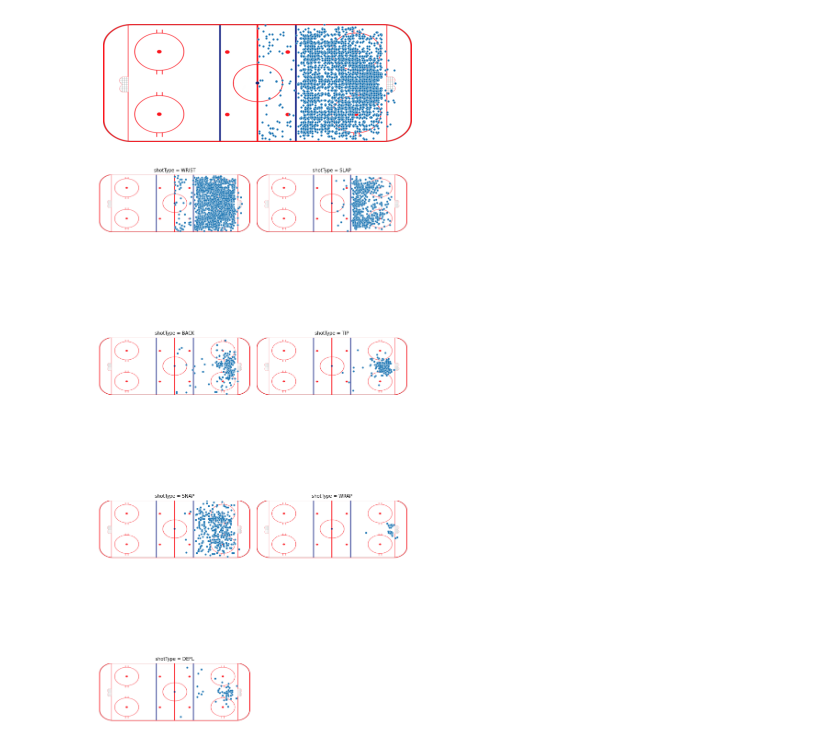
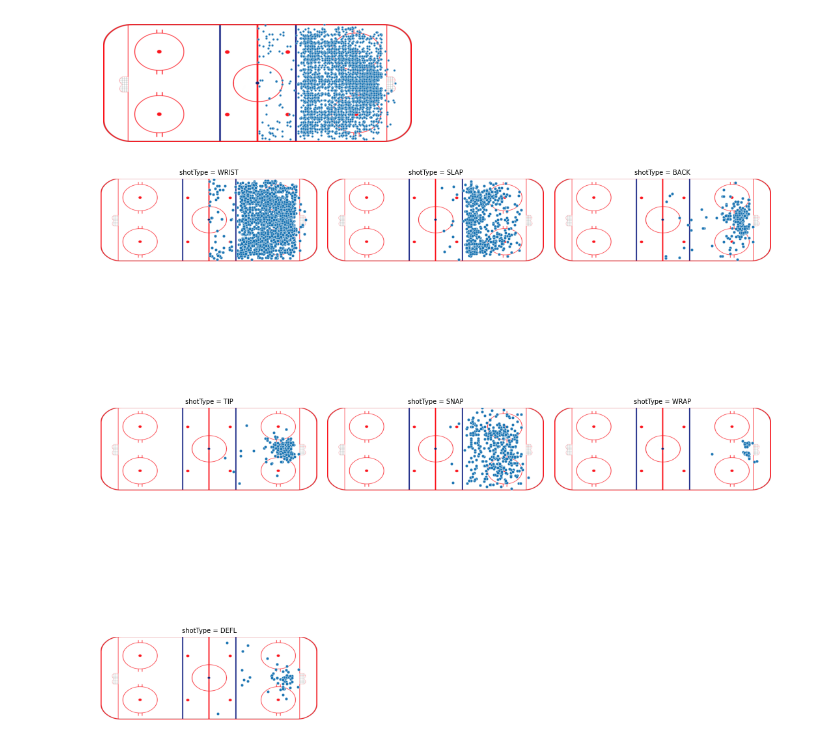
Before and after one commit to BeeryeIRE/UCDPA_brianconnolly, a Jupyter notebook: UCDPA Project pt 2 - Shots.ipynb, the cells around one changed output. Saved outputs shown, nothing was run; the diff lists cells and outputs as text; code cells hidden in the pictures.

```diff
--- a/UCDPA Project pt 2 - Shots.ipynb
+++ b/UCDPA Project pt 2 - Shots.ipynb
@@ -73,4 +81,4 @@ dtype: int64
 # dropping the rows where the shotType is missing. since the number of missing values is tiny in the context of the dataset, I will not attempt to fill them.
 # however, if I were to do so, a bfill method might be appropriate - shot_info.fillna(method='bfill', axis=0).fillna(0)
 
-shot_info_rename.dropna()
+shot_info_rename.dropna(inplace=True)
@@ -123,10 +116,20 @@ for ax in shot_chart_reduced.fig.axes:
 # %% [output]
 [figure]
 # %%
-slap_shot_chart = sns.relplot(data=shot_info_reduced,col = 'shotType',col_wrap=2, x='xCord', y='yCord', kind='scatter', s=20)
-slap_shot_chart.set(yticks=[], xticks=[], xlabel=None, ylabel=None)
-slap_shot_chart.despine(left=True, bottom=True)
-for ax in slap_shot_chart.fig.axes:
+# We can see how each shot types are concentrated by position in the rink.
+
+# Wrist shots are the most common shot type and players will attempt them from all parts of the rink.
+# Slap shots tend to be taken from closer to the blue line.
+# Backhand shots are typically taken much closer to the net as they do not have as much power as wrist or slap shots.
+# Tipped shots are clustered between the faceoff circles right infront of the gaol mouth (the area known as "the slot").
+# Snap shots - like wrist shots - are taken from all parts of the ice, but at a much lower frequency than wrist shots.
+# Wraparound shots take place right in front of the goal. Due to the nature of this shot type - where the player skates the puck behind the net before "wrapping around" it to shoot - any Wraparound shots located beyond the area immediately in front of the goal are likely cases of misclassification by the official scorer.
+
+
+shotType_chart = sns.relplot(data=shot_info_reduced,col = 'shotType',col_wrap=3, x='xCord', y='yCord', kind='scatter', s=20)
+shotType_chart.set(yticks=[], xticks=[], xlabel=None, ylabel=None)
+shotType_chart.despine(left=True, bottom=True)
+for ax in shotType_chart.fig.axes:
     ax.imshow(rink_img, zorder=0, extent=[-110, 110, -42, 42])
 # %% [output]
-[figure, old version]
+[figure, new version]
```
Also changed, not shown: parts of 49 cells of this notebook.
